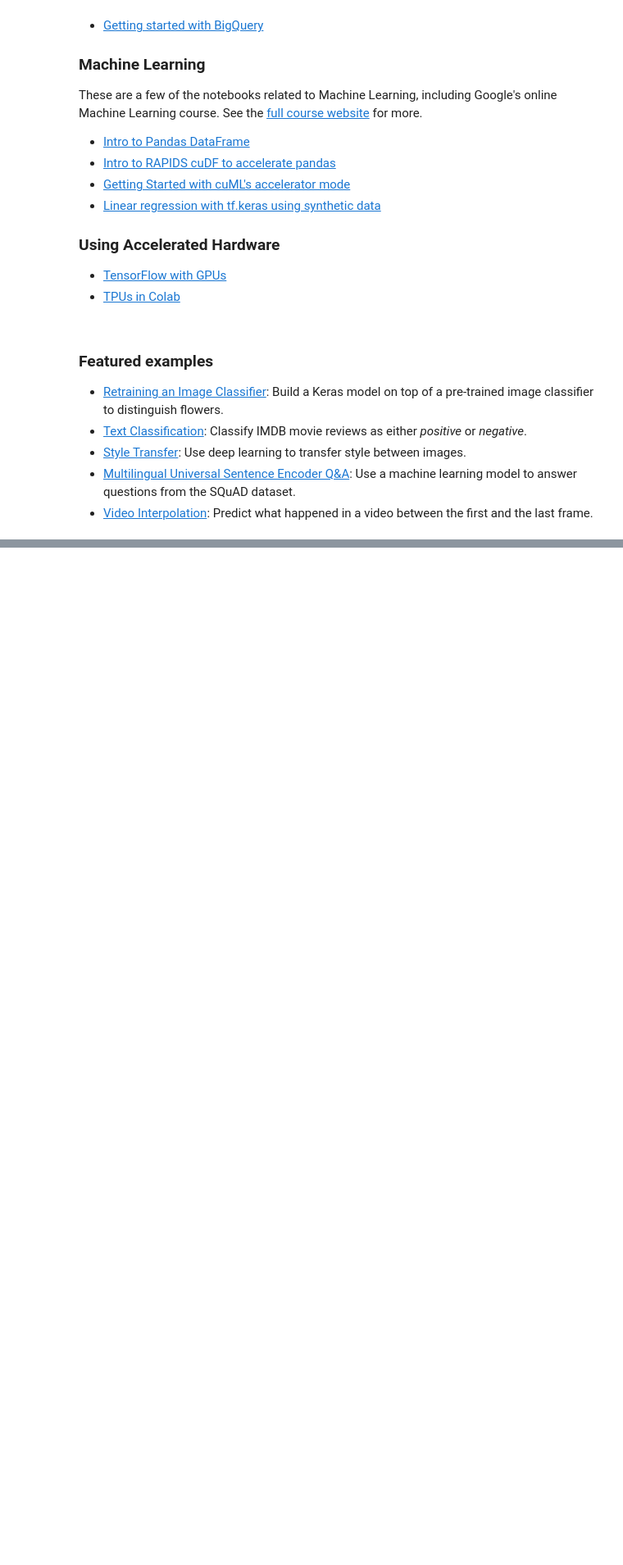
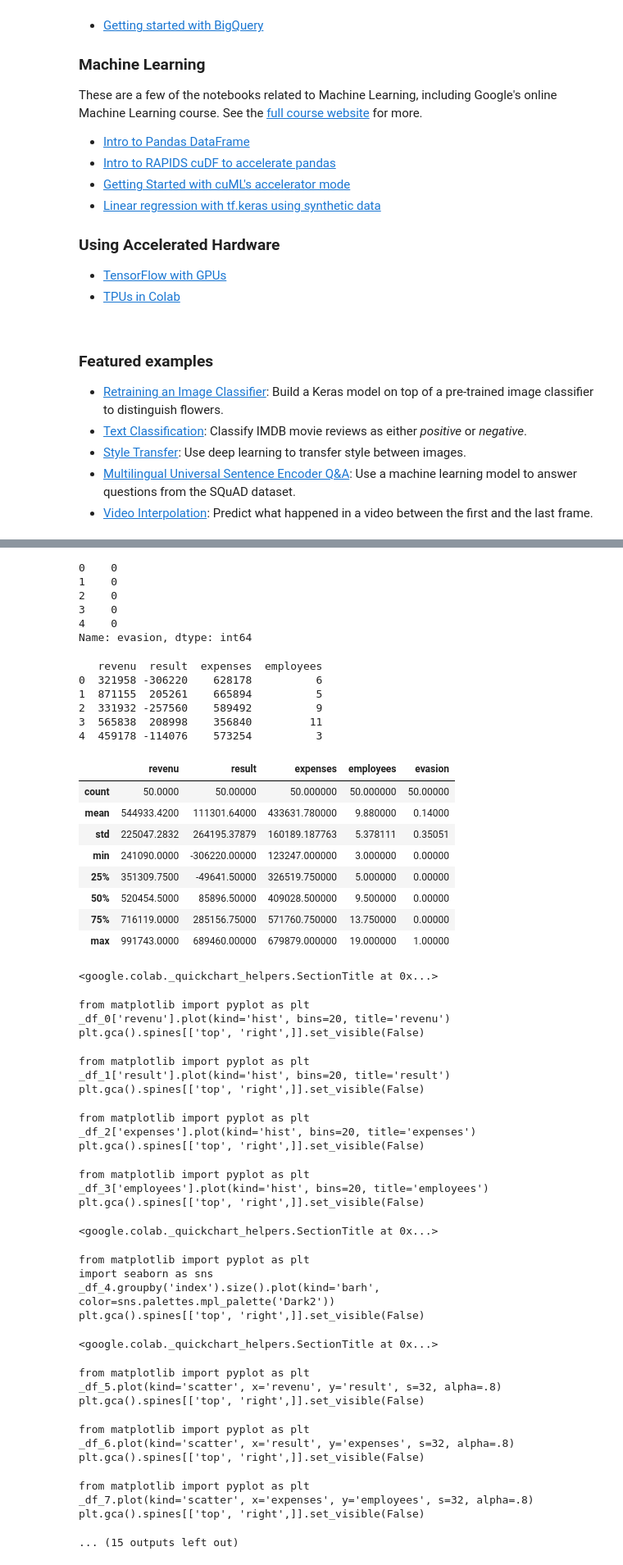
Before and after one commit to atman500/atman500, a Jupyter notebook: Welcome_To_Colab.ipynb, the cells around one changed output, grey strips where cells are left out. Shown at 82% size. Cells and saved outputs as stored; diff of their text form; code cells hidden in the pictures; blank space fills up the shorter version.

```diff
--- a/Welcome_To_Colab.ipynb
+++ b/Welcome_To_Colab.ipynb
@@ -206,4 +206,5 @@ Saving business_data.csv to business_data (5).csv
 # %%
-data=pd.read_csv('business_data.csv')
+#organization of dataset
+data=pd.read_csv('business_data.csv',sep=';')
 print(data.head())
 # %% [output]
@@ -215,0 +217,63 @@ print(data.head())
+# %%
+#deviding the datatset into depended  and  independe variabales
+dep=data.iloc[: ,4]
+print(dep.head())
+# %% [output]
+0    0
+1    0
+2    0
+3    0
+4    0
+Name: evasion, dtype: int64
+# %%
+#independed variabales
+indep=data.iloc[:,: 4]
+print(indep.head())
+# %% [output]
+   revenu  result  expenses  employees
+0  321958 -306220    628178          6
+1  871155  205261    665894          5
+2  331932 -257560    589492          9
+3  565838  208998    356840         11
+4  459178 -114076    573254          3
+# %%
+data.describe()
+# %% [output]
+|  | revenu | result | expenses | employees | evasion |
+| count | 50.0000 | 50.00000 | 50.000000 | 50.000000 | 50.00000 |
+| mean | 544933.4200 | 111301.64000 | 433631.780000 | 9.880000 | 0.14000 |
+| std | 225047.2832 | 264195.37879 | 160189.187763 | 5.378111 | 0.35051 |
+| min | 241090.0000 | -306220.00000 | 123247.000000 | 3.000000 | 0.00000 |
+| 25% | 351309.7500 | -49641.50000 | 326519.750000 | 5.000000 | 0.00000 |
+| 50% | 520454.5000 | 85896.50000 | 409028.500000 | 9.500000 | 0.00000 |
+| 75% | 716119.0000 | 285156.75000 | 571760.750000 | 13.750000 | 0.00000 |
+| max | 991743.0000 | 689460.00000 | 679879.000000 | 19.000000 | 1.00000 |
+<google.colab._quickchart_helpers.SectionTitle at 0x...>
+from matplotlib import pyplot as plt
+_df_0['revenu'].plot(kind='hist', bins=20, title='revenu')
+plt.gca().spines[['top', 'right',]].set_visible(False)
+from matplotlib import pyplot as plt
+_df_1['result'].plot(kind='hist', bins=20, title='result')
+plt.gca().spines[['top', 'right',]].set_visible(False)
+from matplotlib import pyplot as plt
+_df_2['expenses'].plot(kind='hist', bins=20, title='expenses')
+plt.gca().spines[['top', 'right',]].set_visible(False)
+from matplotlib import pyplot as plt
+_df_3['employees'].plot(kind='hist', bins=20, title='employees')
+plt.gca().spines[['top', 'right',]].set_visible(False)
+<google.colab._quickchart_helpers.SectionTitle at 0x...>
+from matplotlib import pyplot as plt
+import seaborn as sns
+_df_4.groupby('index').size().plot(kind='barh', color=sns.palettes.mpl_palette('Dark2'))
+plt.gca().spines[['top', 'right',]].set_visible(False)
+<google.colab._quickchart_helpers.SectionTitle at 0x...>
+from matplotlib import pyplot as plt
+_df_5.plot(kind='scatter', x='revenu', y='result', s=32, alpha=.8)
+plt.gca().spines[['top', 'right',]].set_visible(False)
+from matplotlib import pyplot as plt
+_df_6.plot(kind='scatter', x='result', y='expenses', s=32, alpha=.8)
+plt.gca().spines[['top', 'right',]].set_visible(False)
+from matplotlib import pyplot as plt
+_df_7.plot(kind='scatter', x='expenses', y='employees', s=32, alpha=.8)
+plt.gca().spines[['top', 'right',]].set_visible(False)
+... (15 outputs left out)
```
Also changed, not shown: parts of 11 cells of this notebook.
